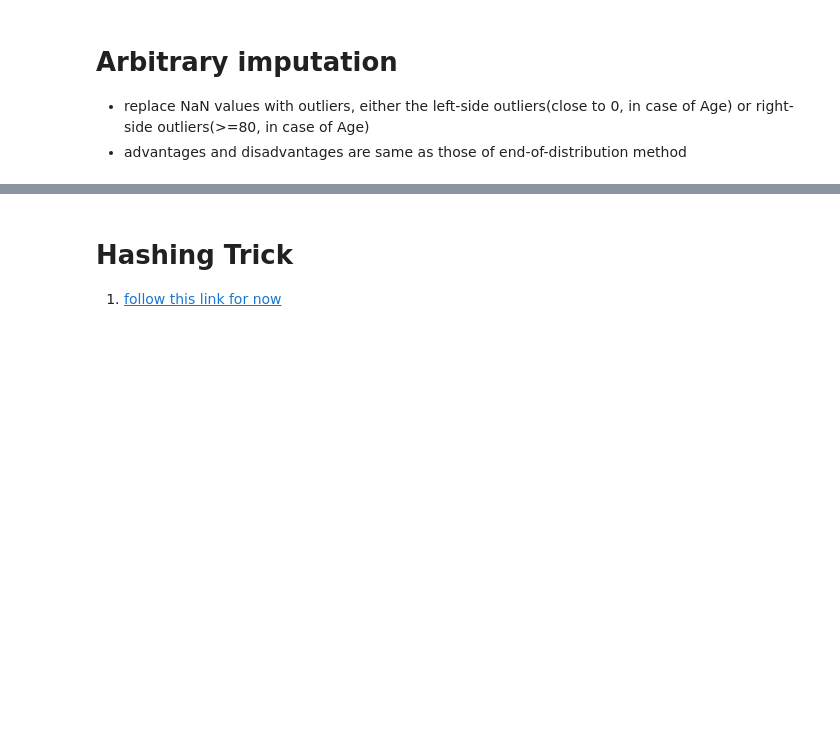
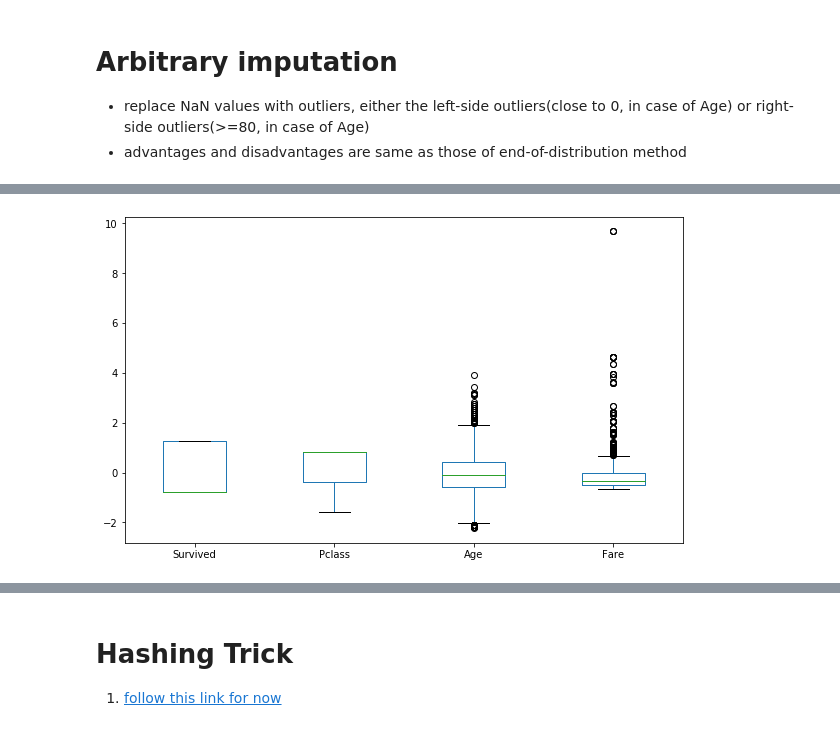
Before and after one commit to akshayDev17/Machine-Learning-Concepts, a Jupyter notebook: src/feature-engineering.ipynb, the cells around one changed output, grey strips where cells are left out. Drawn from its saved outputs; the diff is of its cells as text; code cells hidden in the pictures; blank space fills up the shorter version.

Commit message:
added normalisation, standardisation scaling techniques

```diff
--- a/src/feature-engineering.ipynb
+++ b/src/feature-engineering.ipynb
@@ -755,0 +861,4 @@ plt.show()
+# %%
+# fill up Age-NaN values
+df['Age'].fillna(df['Age'].median(), inplace=True)
+display(df.isnull().sum())
@@ -755,0 +871,9 @@ plt.show()
+# %%
+from sklearn.preprocessing import StandardScaler
+ss = StandardScaler(copy=False)
+df = pd.DataFrame(ss.fit_transform(df), columns=df.columns)
+
+# transformation occurs feature-wise, i.e. column
+# wise and not row-wise
+
+display(df)
@@ -755,0 +894,5 @@ plt.show()
+# %%
+df.boxplot(grid=False, figsize=(10, 6))
+plt.show()
+# %% [output]
+[figure, added]
```
Also changed, not shown: parts of 25 cells of this notebook, 1 other file.
